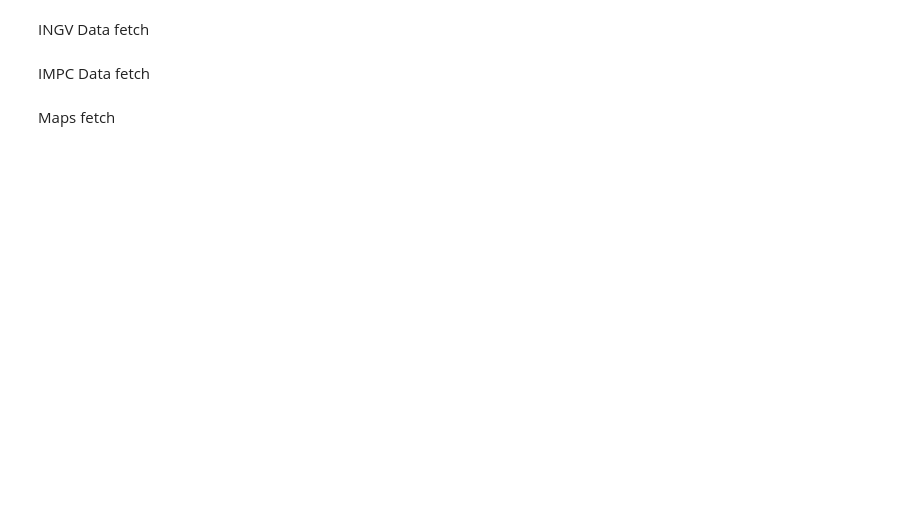
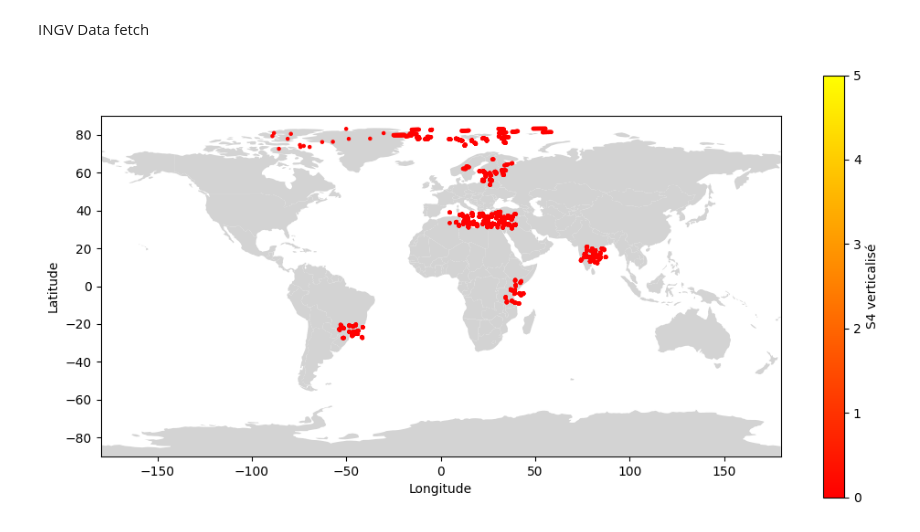
Before and after one commit to ArthurAmmeux/TAMAGI, a Jupyter notebook: SATCOM/S4_data_fetch.ipynb, the cells around one changed output. Cells and saved outputs as stored; diff of their text form; code cells hidden in the pictures; blank space fills up the shorter version.

Commit message:
Added a colored map featuring verticalized S4 measures acquired in the last ten minutes (ca. 2500). Proto simple. Functionnal.

```diff
--- a/SATCOM/S4_data_fetch.ipynb
+++ b/SATCOM/S4_data_fetch.ipynb
@@ -7,8 +10,20 @@ import requests
 # %% [markdown]
 INGV Data fetch
+# %%
+DELTA_MINUTES = 10
+ELEVATION_MIN = 20
+# %%
+# GeoPandas initialization
+# From GeoPandas, our world map data
+worldmap = gpd.read_file(gpd.datasets.get_path("naturalearth_lowres"))
 # %%
-# INGV Stations lists with related metadata, TODO: test de réponse
+# INGV Stations lists with related metadata
 ingv_stations_list = json.loads(requests.get("http://ws-eswua.rm.ingv.it/scintillation.php/records/wsstation?order=code").content)["records"]
+ingv_active_stations_list = list()
+
+for station in ingv_stations_list:
+    if station["active_until"] == '': # if no end date of activity specified
+        ingv_active_stations_list.append(station)
 # %%
 ingv_base_url = "http://ws-eswua.rm.ingv.it/scintillation.php/records/ws"
 
@@ -26,4 +55,25 @@ data_test = get_s4_raw_lasts(ingv_stations_list[30]["code"], 1000)
-# %% [markdown]
-IMPC Data fetch
-# %% [markdown]
-Maps fetch
+# %%
+# Creating axes and plotting world map
+fig, ax = plt.subplots(figsize=(12, 6))
+worldmap.plot(color="lightgrey", ax=ax)
+# Plotting our Impact Energy data with a color map
+x = df['ipp_lon']
+y = df['ipp_lat']
+z = df['s4_l1_vert']
+plt.scatter(x, y, s=5, c=z, alpha=1, vmin=0, vmax=5,
+            cmap='autumn')
+plt.colorbar(label='S4 verticalisé')
+
+# Creating axis limits and title
+plt.xlim([-180, 180])
+plt.ylim([-90, 90])
+
+#first_year = df["Datetime"].min().strftime("%Y")
+#last_year = df["Datetime"].max().strftime("%Y")
+#plt.title("NASA: Fireballs Reported by Government Sensors\n" +
+ #         str(first_year) + " - " + str(last_year))
+plt.xlabel("Longitude")
+plt.ylabel("Latitude")
+plt.show()
+# %% [output]
+[figure, added]
```
Also changed, not shown: parts of 2 cells of this notebook.
